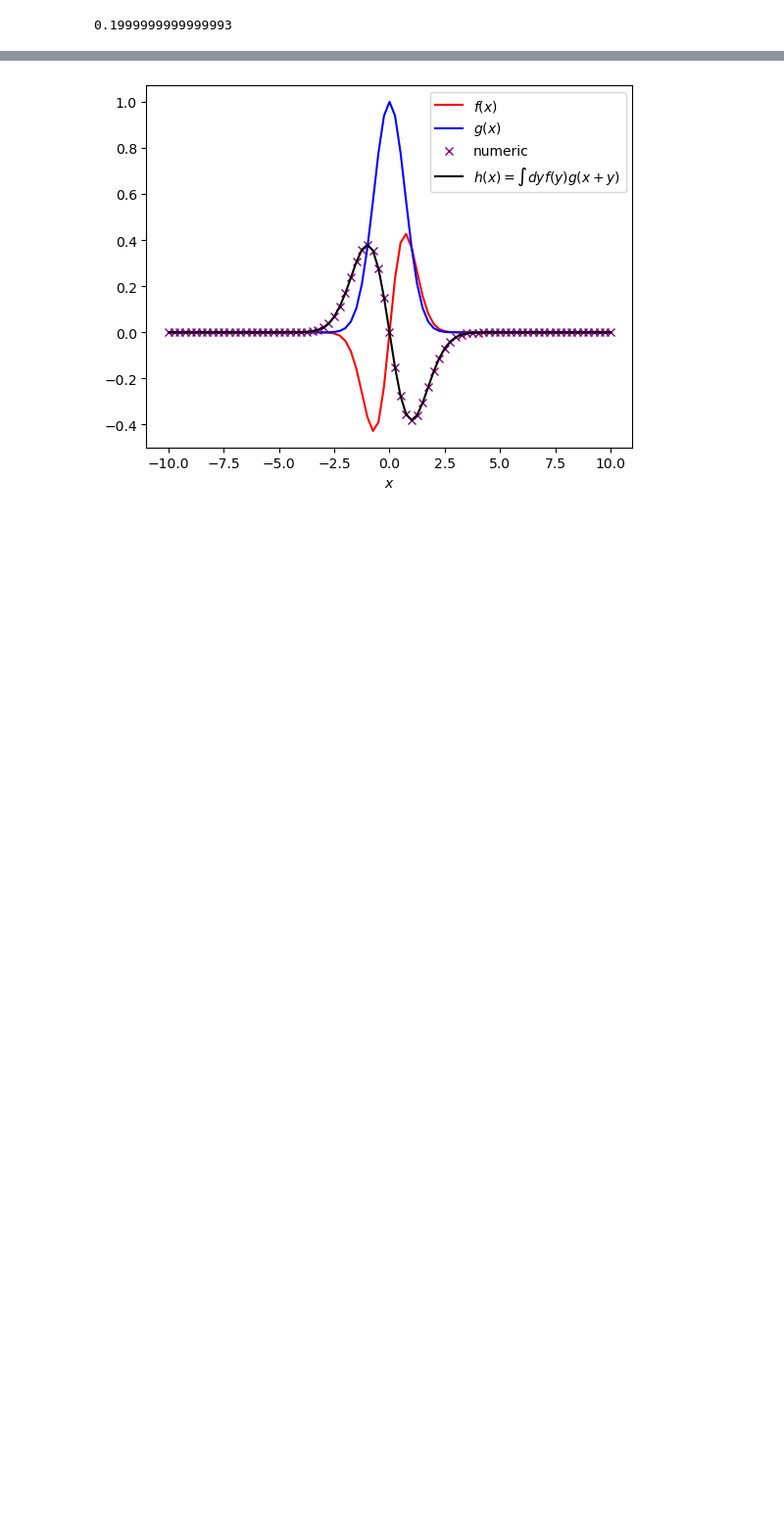
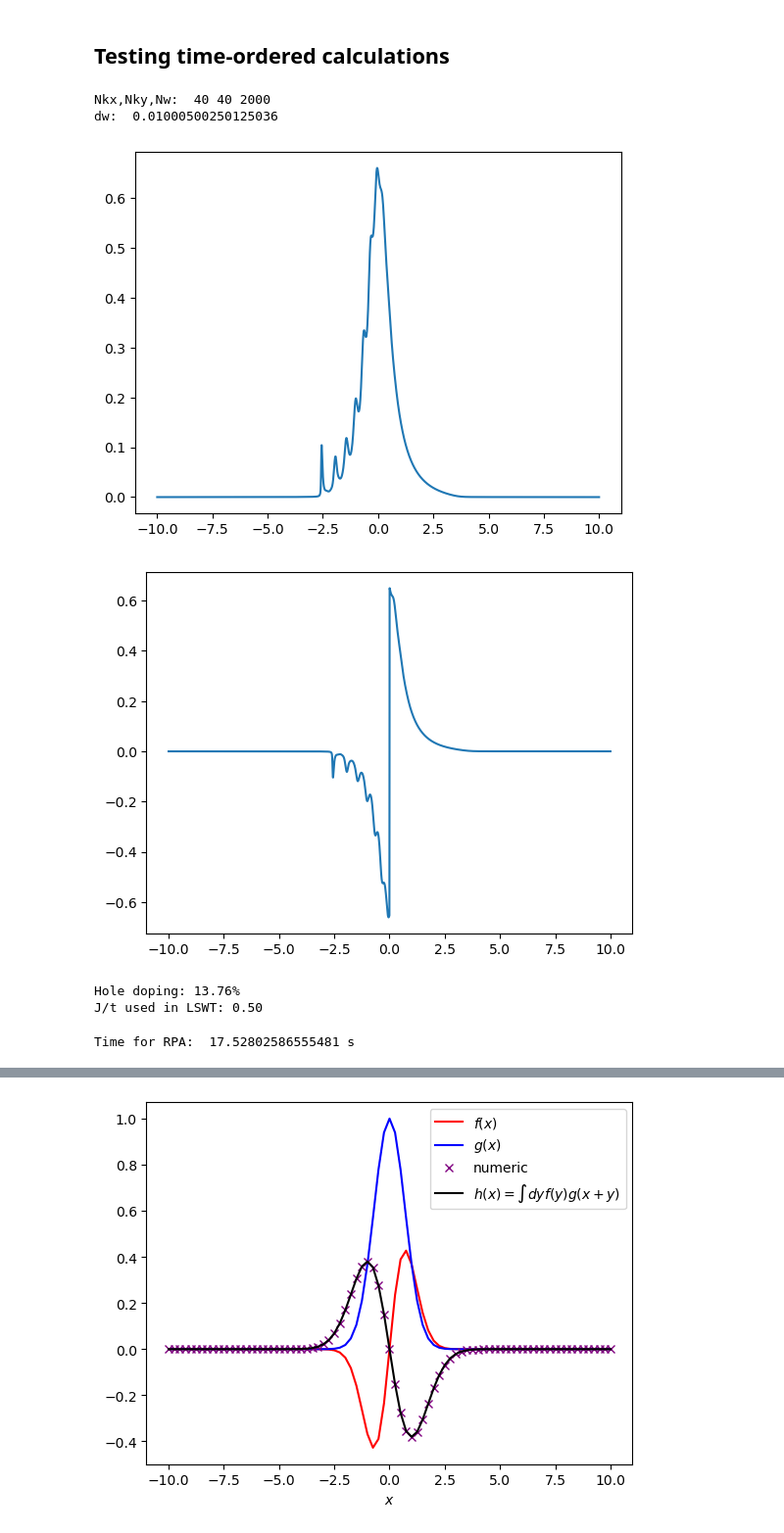
Before and after one commit to j-curtis/holes_and_magnons, a Jupyter notebook: convolver_test.ipynb, the cells around one changed output, grey strips where cells are left out. Shown at 98% size. Cells and saved outputs as stored; diff of their text form; code cells hidden in the pictures; blank space fills up the shorter version.

```diff
--- a/convolver_test.ipynb
+++ b/convolver_test.ipynb
@@ -9,21 +9,58 @@ from matplotlib import colors as mclr
 from matplotlib import colormaps as cmaps
 
 import time
+# %% [markdown]
+## Testing time-ordered calculations
 # %%
-Nx = 40
-Ny = 40
-Nz = 101
-x = np.linspace(0.,2.*np.pi,Nx,endpoint=False)
-y = np.linspace(0.,2.*np.pi,Ny,endpoint=False)
-z = np.linspace(-10.,10.,Nz)
+### Location of hole spectral functions
+holesDirectory = "../data/hole_spectra/05052025/2ksamples/"
+holesFile = holesDirectory+"jon_request_0.05"
 
-dz = z[1]-z[0]
-print(dz)
+### Load in spectral function
+kxs,kys,ws,G = rpa.time_ordered.load_G(holesFile)
+
+### If this is true we will use a fictious box spectral function
+### Useful to make vectorized grids and keep track of sizes of arrays
+kxvs,kyvs,wvs = np.meshgrid(kxs,kys,ws,indexing='ij')
+Nkx = len(kxs)
+Nky = len(kys)
+Nw = len(ws)
+dw = ws[1]-ws[0]
+print("Nkx,Nky,Nw: ", Nkx,Nky,Nw)
+print("dw: ",dw)
 # %% [output]
-0.1999999999999993
+Nkx,Nky,Nw:  40 40 2000
+dw:  0.01000500250125036
+# %%
+A = -1./np.pi*np.imag(G)
+plt.plot(ws,A[0,0,:])
+plt.show()
+
+G_TO = rpa.time_ordered.G_R2TO(kxs,kys,ws,G)
+A = -1./np.pi*np.imag(G_TO)
+plt.plot(ws,A[0,0,:])
+plt.show()
+# %% [output]
+[figure, added]
+[figure, added]
 # %%
-xs,ys,zs = np.meshgrid(x,y,z)
+T = 0.*rpa.t ### temperature
+U = 8.*rpa.t ### Hubbard U (used to compute J)
+J = 4.*rpa.t**2/U ### Superexchange J
+mu = -2.6*rpa.t ### Chemical potential (controls doping)
+G = rpa.time_ordered.G_R2TO(kxs,kys,ws,G)
+### Compute doping
+delta = rpa.time_ordered.calc_density(kxs,kys,ws,G,mu)
+print("Hole doping: {d:0.2%}".format(d=delta))
+print("J/t used in LSWT: {jt:0.2f}".format(jt=J/rpa.t))
+# %% [output]
+Hole doping: 13.76%
+J/t used in LSWT: 0.50
 # %%
-W = 2.2
-mu = -.4
-T = 0.001
+### Calculate RPA spectra from hole spectra
+t0 = time.time()
+Pi = rpa.time_ordered.calc_Pi(kxs,kys,ws,G,mu)
+t1 = time.time()
+print("Time for RPA: ",t1-t0,"s")
+# %% [output]
+Time for RPA:  17.52802586555481 s
```
Also changed, not shown: parts of 4 cells of this notebook, 2 other files.
